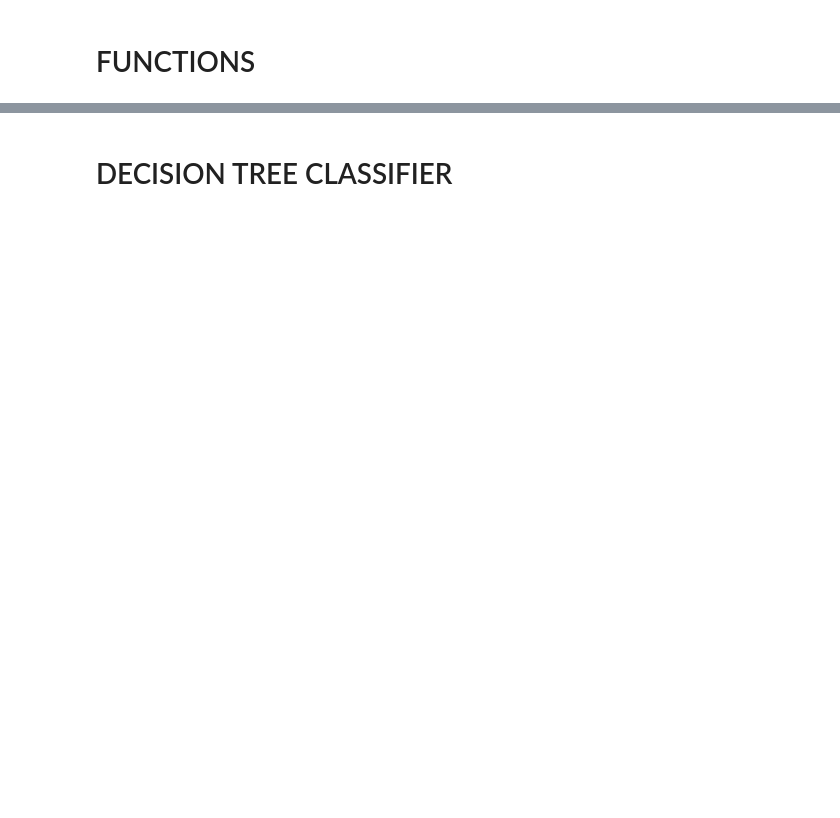
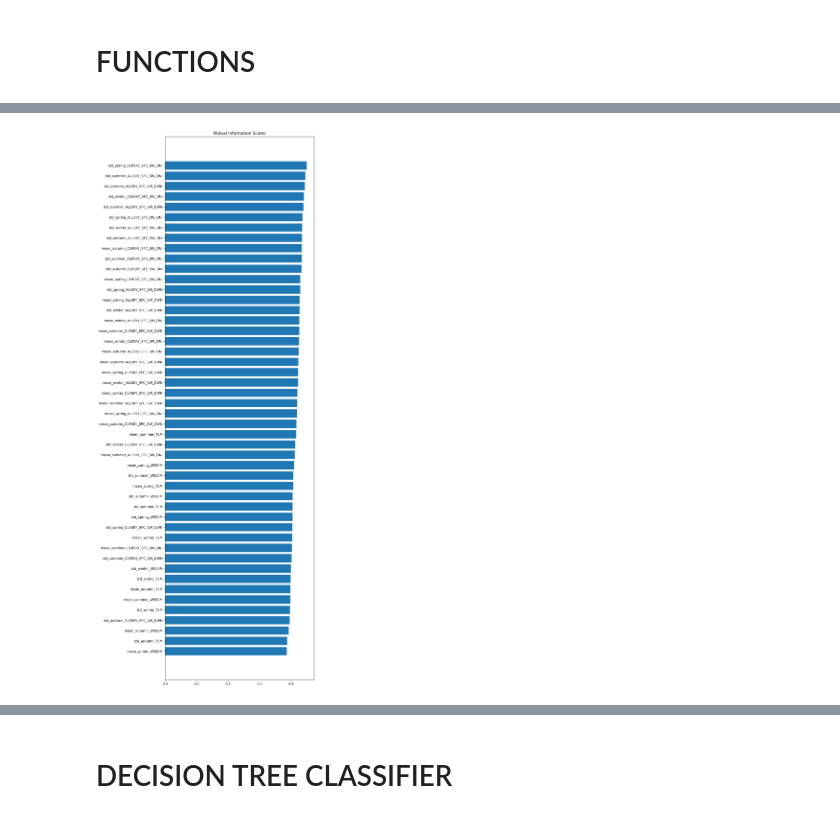
Before and after one commit to tomashbk/solar_wind_power_plants_prediction, a Jupyter notebook: notebooks/3-EDA-in-data-transformed-and-combined.ipynb, the cells around one changed output, grey strips where cells are left out. Cells and saved outputs as stored; diff of their text form; code cells hidden in the pictures; blank space fills up the shorter version.

```diff
--- a/notebooks/3-EDA-in-data-transformed-and-combined.ipynb
+++ b/notebooks/3-EDA-in-data-transformed-and-combined.ipynb
@@ -218,7 +282,7 @@ def get_accuracy_knn(n_neighbors, X_train, X_test, y_train, y_test):
 
     return accuracy
 # %%
-def plot_mi_scores(scores):
+def utils.plot_mi_scores(scores):
     scores = scores.sort_values(ascending=True)
     width = np.arange(len(scores))
     ticks = list(scores.index)
@@ -226,7 +290,7 @@ def plot_mi_scores(scores):
     plt.yticks(width, ticks)
     plt.title("Mutual Information Scores")
 # %%
-def correlation_matrix(df: pd.DataFrame):
+def utils.correlation_matrix(df: pd.DataFrame):
     """
     A function to calculate and plot
     correlation matrix of a DataFrame.
@@ -296,10 +362,11 @@ CLIMATE_FEATURES = {"ALLSKY_SFC_SW_DWN",
                         "WS50M",
                         # "WS50M_RANGE_AVG",
                         "WS10M",
+                        "T2M",
                         # "WS10M_RANGE_AVG"
                     }
 SEASONS = {'autumn', 'spring', 'summer', 'winter'}
-YEARS = {'2012', '2013', '2014', '2015', '2016', '2017', '2018'}
+YEARS = {'2013', '2014', '2015', '2016', '2017', '2018'}
 
 list_total = []
 for feature in CLIMATE_FEATURES:
@@ -330,13 +417,20 @@ for dict_season_feature in list_total:
 # columns_delete = X.columns.str.contains('ALLSKY_KT') | X.columns.str.contains('ANN') | X.columns.str.contains('2019') | X.columns.str.contains('2013') | X.columns.str.contains('2014') | X.columns.str.contains('2015') | X.columns.str.contains('2016') | X.columns.str.contains('2017') | X.columns.str.contains('MIN')
 # columns_delete = X.columns.str.contains('ALLSKY_KT') | X.columns.str.contains('2019') | X.columns.str.contains('2012') | X.columns.str.contains('2013') | X.columns.str.contains('2014') | X.columns.str.contains('2015') | X.columns.str.contains('2016') | X.columns.str.contains('2017') | X.columns.str.contains('2018') | X.columns.str.contains('MIN') | X.columns.str.contains('ANN')
 # columns_delete = X.columns.str.contains('2019') | X.columns.str.contains('2013') | X.columns.str.contains('2014') | X.columns.str.contains('2015') | X.columns.str.contains('2016') | X.columns.str.contains('2017') | X.columns.str.contains('2018') | X.columns.str.contains('ANN') #| X.columns.str.contains('WS50M_RANGE_AVG') | X.columns.str.contains('WS10M_RANGE_AVG') | X.columns.str.contains('CLRSKY_SFC_SW_UP') | X.columns.str.contains('CLRSKY_SFC_SW_DNI') | X.columns.str.contains('CLRSKY_SFC_SW_DIFF') | X.columns.str.contains('ALLSKY_SFC_SW_UP_MAX') | X.columns.str.contains('ALLSKY_SFC_SW_DNI') | X.columns.str.contains('ALLSKY_SFC_LW_UP') | X.columns.str.contains('ALLSKY_SFC_LW_DWN') | X.columns.str.contains('ALLSKY_SFC_SW_UP') | X.columns.str.contains('ALLSKY_SFC_SW_DIFF')
-columns_delete = X.columns.str.contains('ANN')
-# columns_delete = X.columns.str.contains('2019') | X.columns.str.contains('2012') | X.columns.str.contains('2013') | X.columns.str.contains('2014') | X.columns.str.contains('2015') | X.columns.str.contains('2016') | X.columns.str.contains('2017') | X.columns.str.contains('2018') #| X.columns.str.contains('ANN')
+columns_keep = X.columns.str.contains('ANN') | X.columns.str.contains('SFC_LW_DWN') | X.columns.str.contains('2013')| X.columns.str.contains('MAX')
+# columns_delete = X.columns.str.contains('WS') | X.columns.str.contains('2014') | X.columns.str.contains('2015') | X.columns.str.contains('2016') | X.columns.str.contains('2017') | X.columns.str.contains('2018') | X.columns.str.contains('2019')
+columns_delete = X.columns.str.contains('2019') | X.columns.str.contains('2012') | X.columns.str.contains('2013') | X.columns.str.contains('2014') | X.columns.str.contains('2015') | X.columns.str.contains('2016') | X.columns.str.contains('2017') | X.columns.str.contains('2018') |  X.columns.str.contains('ANN') |  X.columns.str.contains('LW') |  X.columns.str.contains('WS10') | X.columns.str.contains('MAX')
+
 # columns_delete = X.columns.str.contains('ANN') | X.columns.str.contains('2019') | X.columns.str.contains('2013') | X.columns.str.contains('2014') | X.columns.str.contains('2015') | X.columns.str.contains('2016') | X.columns.str.contains('2017')
+# columns_delete = X.columns.str.contains('WS50M_2013') | X.columns.str.contains('WS10') | X.columns.str.contains('DNI') | X.columns.str.contains('SFC_LW_UP') | X.columns.str.contains('SFC_SW_DWN') | X.columns.str.contains('autumn') | X.columns.str.contains('winter') | X.columns.str.contains('summer') | X.columns.str.contains('spring') | X.columns.str.contains('2014') | X.columns.str.contains('2015') | X.columns.str.contains('2016') | X.columns.str.contains('2017') | X.columns.str.contains('2018') | X.columns.str.contains('2019')
+# columns_delete = X.columns.str.contains('WS50M_2013') | X.columns.str.contains('WS10') | X.columns.str.contains('autumn') | X.columns.str.contains('winter') | X.columns.str.contains('summer') | X.columns.str.contains('spring') | X.columns.str.contains('2014') | X.columns.str.contains('2015') | X.columns.str.contains('2016') | X.columns.str.contains('2017') | X.columns.str.contains('2018') | X.columns.str.contains('2019')
 # X = X.loc[:,~columns_delete]
-X = X.loc[:,columns_delete]
+# X = X.loc[:,columns_keep]
+X = X.loc[:,~columns_delete]
 # %%
-mi_scores = make_mi_scores(X, y)
+mi_scores = utils.make_mi_scores(X, y)
 plt.figure(dpi=100, figsize=(8, 30))
-plot_mi_scores(mi_scores)
+utils.plot_mi_scores(mi_scores)
+# %% [output]
+[figure, added]
 # %%
```
Also changed, not shown: parts of 67 cells of this notebook, 11 other files.
